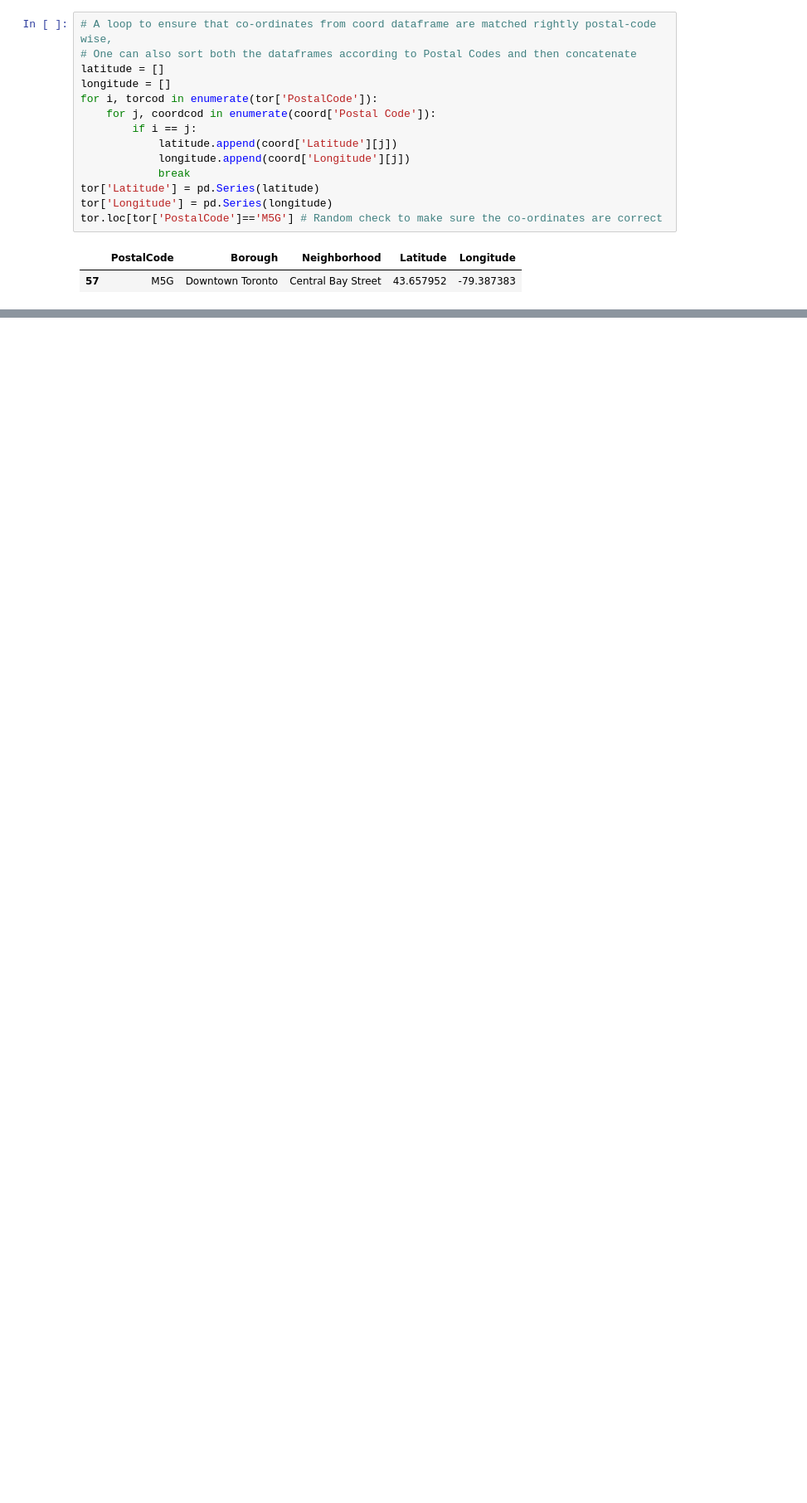
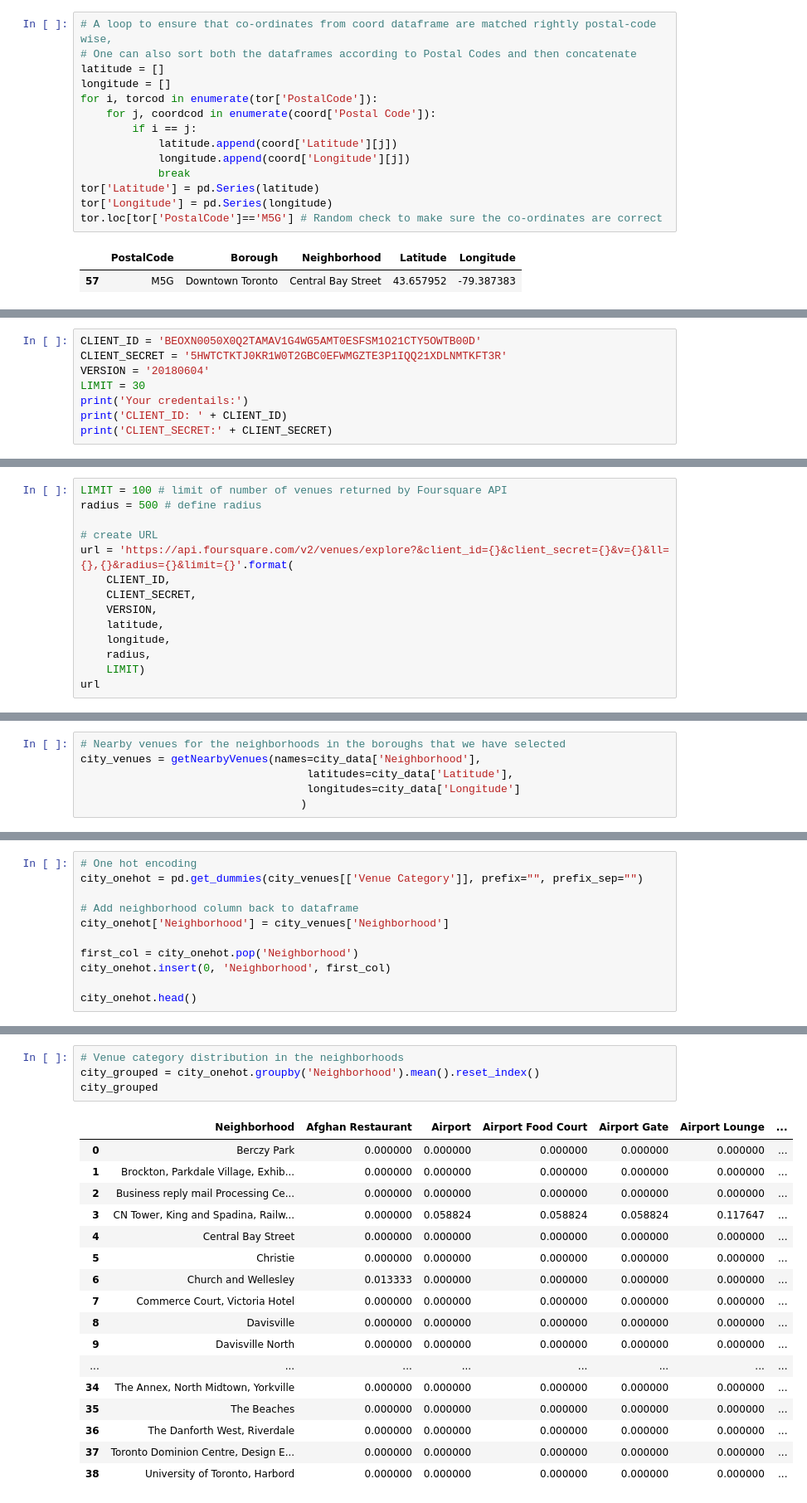
Before and after one commit to ShriKadam/Coursera_Capstone, a Jupyter notebook: Neighborhood_Clusters_Toronto.ipynb, the cells around one changed output, grey strips where cells are left out. Shown: that part at 83% size. Cells and saved outputs as stored; diff of their text form; blank space fills up the shorter version.

```diff
--- a/Neighborhood_Clusters_Toronto.ipynb
+++ b/Neighborhood_Clusters_Toronto.ipynb
@@ -75,0 +126,8 @@ tor.loc[tor['PostalCode']=='M5G'] # Random check to make sure the co-ordinates a
+# %%
+CLIENT_ID = 'BEOXN0050X0Q2TAMAV1G4WG5AMT0ESFSM1O21CTY5OWTB00D'
+CLIENT_SECRET = '5HWTCTKTJ0KR1W0T2GBC0EFWMGZTE3P1IQQ21XDLNMTKFT3R'
+VERSION = '20180604'
+LIMIT = 30
+print('Your credentails:')
+print('CLIENT_ID: ' + CLIENT_ID)
+print('CLIENT_SECRET:' + CLIENT_SECRET)
@@ -75,0 +138,14 @@ tor.loc[tor['PostalCode']=='M5G'] # Random check to make sure the co-ordinates a
+# %%
+LIMIT = 100 # limit of number of venues returned by Foursquare API
+radius = 500 # define radius
+
+# create URL
+url = 'https://api.foursquare.com/v2/venues/explore?&client_id={}&client_secret={}&v={}&ll={},{}&radius={}&limit={}'.format(
+    CLIENT_ID,
+    CLIENT_SECRET,
+    VERSION,
+    latitude,
+    longitude,
+    radius,
+    LIMIT)
+url
@@ -75,0 +195,6 @@ tor.loc[tor['PostalCode']=='M5G'] # Random check to make sure the co-ordinates a
+# %%
+# Nearby venues for the neighborhoods in the boroughs that we have selected
+city_venues = getNearbyVenues(names=city_data['Neighborhood'],
+                                   latitudes=city_data['Latitude'],
+                                   longitudes=city_data['Longitude']
+                                  )
@@ -75,0 +256,11 @@ tor.loc[tor['PostalCode']=='M5G'] # Random check to make sure the co-ordinates a
+# %%
+# One hot encoding
+city_onehot = pd.get_dummies(city_venues[['Venue Category']], prefix="", prefix_sep="")
+
+# Add neighborhood column back to dataframe
+city_onehot['Neighborhood'] = city_venues['Neighborhood']
+
+first_col = city_onehot.pop('Neighborhood')
+city_onehot.insert(0, 'Neighborhood', first_col)
+
+city_onehot.head()
@@ -75,0 +279,22 @@ tor.loc[tor['PostalCode']=='M5G'] # Random check to make sure the co-ordinates a
+# %%
+# Venue category distribution in the neighborhoods
+city_grouped = city_onehot.groupby('Neighborhood').mean().reset_index()
+city_grouped
+# %% [output]
+|  | Neighborhood | Afghan Restaurant | Airport | Airport Food Court | Airport Gate | Airport Lounge | ... |
+| 0 | Berczy Park | 0.000000 | 0.000000 | 0.000000 | 0.000000 | 0.000000 | ... |
+| 1 | Brockton, Parkdale Village, Exhib... | 0.000000 | 0.000000 | 0.000000 | 0.000000 | 0.000000 | ... |
+| 2 | Business reply mail Processing Ce... | 0.000000 | 0.000000 | 0.000000 | 0.000000 | 0.000000 | ... |
+| 3 | CN Tower, King and Spadina, Railw... | 0.000000 | 0.058824 | 0.058824 | 0.058824 | 0.117647 | ... |
+| 4 | Central Bay Street | 0.000000 | 0.000000 | 0.000000 | 0.000000 | 0.000000 | ... |
+| 5 | Christie | 0.000000 | 0.000000 | 0.000000 | 0.000000 | 0.000000 | ... |
+| 6 | Church and Wellesley | 0.013333 | 0.000000 | 0.000000 | 0.000000 | 0.000000 | ... |
+| 7 | Commerce Court, Victoria Hotel | 0.000000 | 0.000000 | 0.000000 | 0.000000 | 0.000000 | ... |
+| 8 | Davisville | 0.000000 | 0.000000 | 0.000000 | 0.000000 | 0.000000 | ... |
+| 9 | Davisville North | 0.000000 | 0.000000 | 0.000000 | 0.000000 | 0.000000 | ... |
+| ... | ... | ... | ... | ... | ... | ... | ... |
+| 34 | The Annex, North Midtown, Yorkville | 0.000000 | 0.000000 | 0.000000 | 0.000000 | 0.000000 | ... |
+| 35 | The Beaches | 0.000000 | 0.000000 | 0.000000 | 0.000000 | 0.000000 | ... |
+| 36 | The Danforth West, Riverdale | 0.000000 | 0.000000 | 0.000000 | 0.000000 | 0.000000 | ... |
+| 37 | Toronto Dominion Centre, Design E... | 0.000000 | 0.000000 | 0.000000 | 0.000000 | 0.000000 | ... |
+| 38 | University of Toronto, Harbord | 0.000000 | 0.000000 | 0.000000 | 0.000000 | 0.000000 | ... |
```
Also changed, not shown: parts of 24 cells of this notebook.
